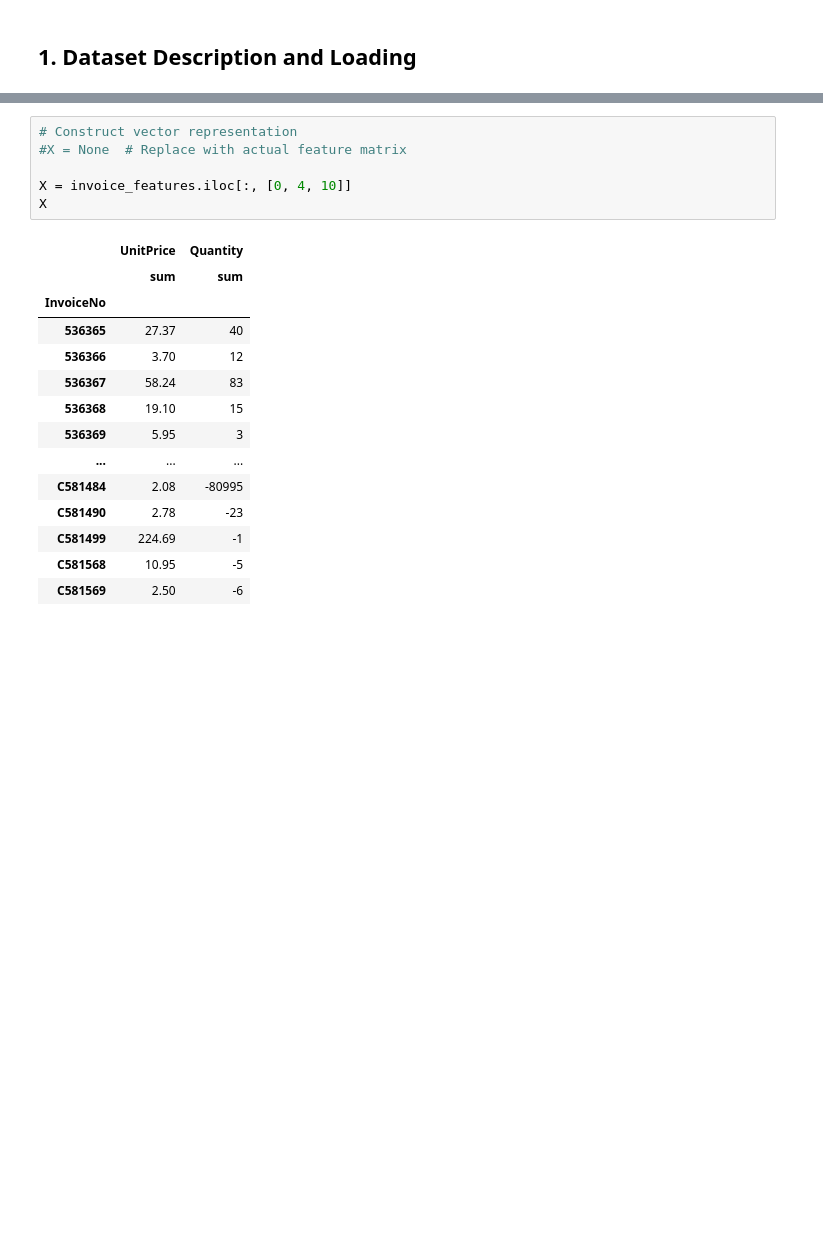
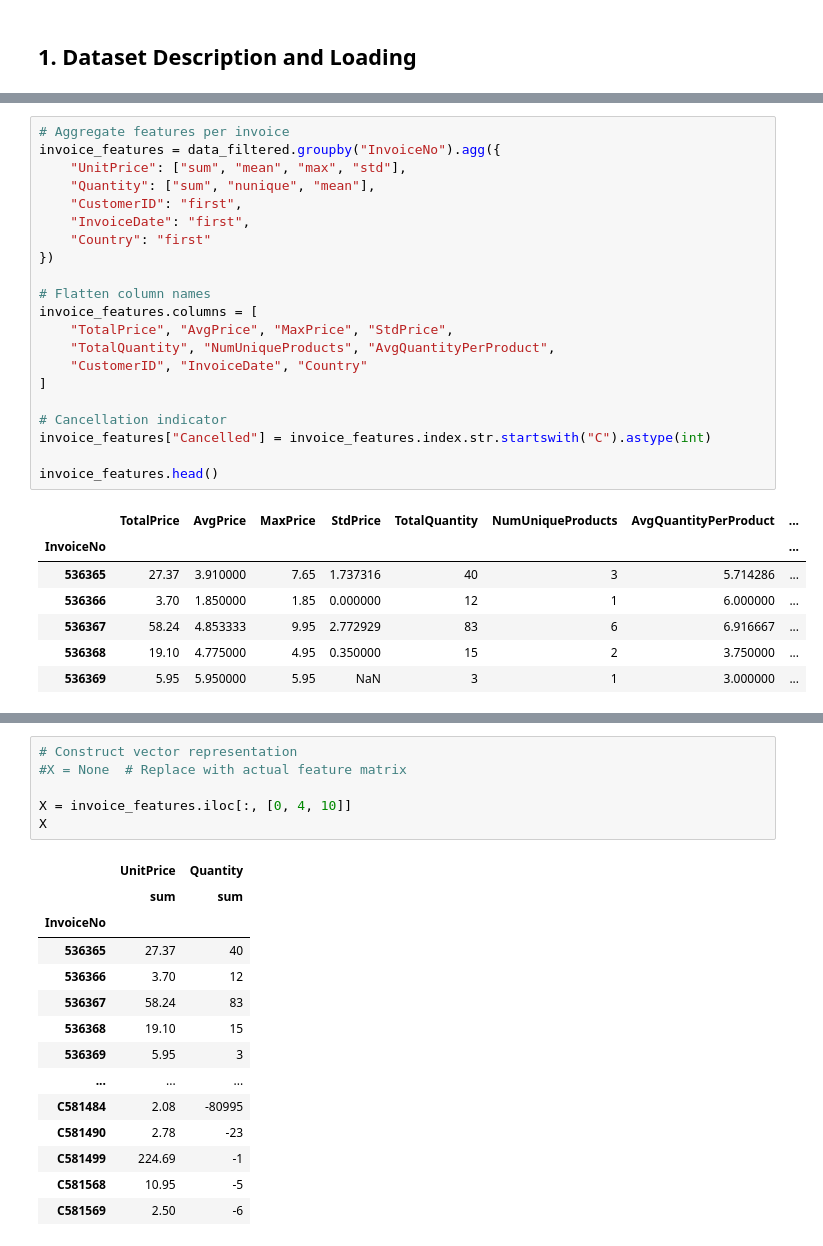
Before and after one commit to NouRALsaidD/data_mining_2026, a Jupyter notebook: data_mining_project_template.ipynb, the cells around one changed output, grey strips where cells are left out. Saved outputs shown, nothing was run; the diff lists cells and outputs as text; blank space fills up the shorter version.

Commit message:
[UPDATE] Added the flattening of the featues to more easily use them for anomaly detection. Also started on anomaly detection

```diff
--- a/data_mining_project_template.ipynb
+++ b/data_mining_project_template.ipynb
@@ -352,0 +330,29 @@ Explain your feature construction and distance measure here.
+# %%
+# Aggregate features per invoice
+invoice_features = data_filtered.groupby("InvoiceNo").agg({
+    "UnitPrice": ["sum", "mean", "max", "std"],
+    "Quantity": ["sum", "nunique", "mean"],
+    "CustomerID": "first",
+    "InvoiceDate": "first",
+    "Country": "first"
+})
+
+# Flatten column names
+invoice_features.columns = [
+    "TotalPrice", "AvgPrice", "MaxPrice", "StdPrice",
+    "TotalQuantity", "NumUniqueProducts", "AvgQuantityPerProduct",
+    "CustomerID", "InvoiceDate", "Country"
+]
+
+# Cancellation indicator
+invoice_features["Cancelled"] = invoice_features.index.str.startswith("C").astype(int)
+
+invoice_features.head()
+# %% [output]
+|  | TotalPrice | AvgPrice | MaxPrice | StdPrice | TotalQuantity | NumUniqueProducts | AvgQuantityPerProduct | ... |
+| InvoiceNo |  |  |  |  |  |  |  | ... |
+| 536365 | 27.37 | 3.910000 | 7.65 | 1.737316 | 40 | 3 | 5.714286 | ... |
+| 536366 | 3.70 | 1.850000 | 1.85 | 0.000000 | 12 | 1 | 6.000000 | ... |
+| 536367 | 58.24 | 4.853333 | 9.95 | 2.772929 | 83 | 6 | 6.916667 | ... |
+| 536368 | 19.10 | 4.775000 | 4.95 | 0.350000 | 15 | 2 | 3.750000 | ... |
+| 536369 | 5.95 | 5.950000 | 5.95 | NaN | 3 | 1 | 3.000000 | ... |
```
Also changed, not shown: parts of 45 cells of this notebook.
